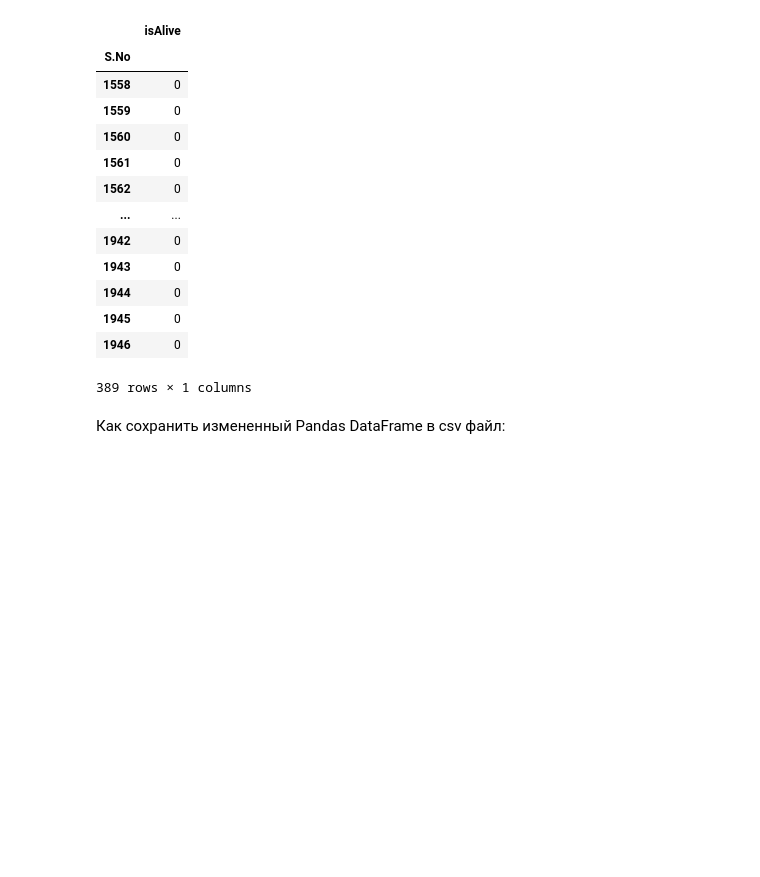
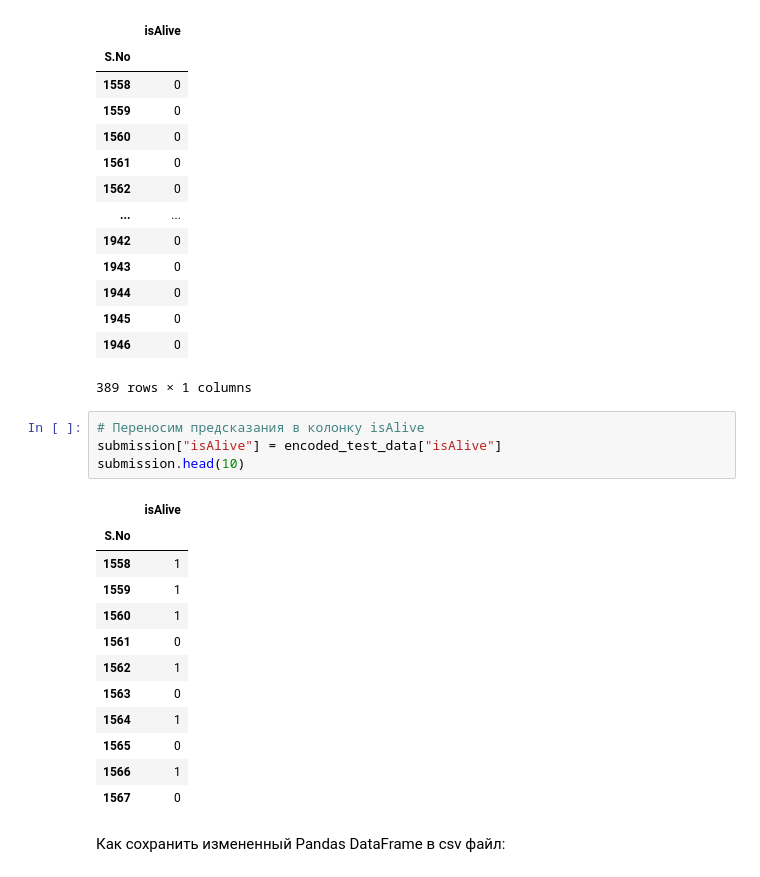
Before and after one commit to taravskayavm/DLS_I, a Jupyter notebook: week_01_ml_intro/Homework/hw_1_game_of_thrones.ipynb, the cells around one changed output. Saved outputs shown, nothing was run; the diff lists cells and outputs as text; blank space fills up the shorter version.

```diff
--- a/week_01_ml_intro/Homework/hw_1_game_of_thrones.ipynb
+++ b/week_01_ml_intro/Homework/hw_1_game_of_thrones.ipynb
@@ -943,6 +1000,23 @@ submission
 | 1945 | 0 |
 | 1946 | 0 |
 389 rows × 1 columns
+# %%
+# Переносим предсказания в колонку isAlive
+submission["isAlive"] = encoded_test_data["isAlive"]
+submission.head(10)
+# %% [output]
+|  | isAlive |
+| S.No |  |
+| 1558 | 1 |
+| 1559 | 1 |
+| 1560 | 1 |
+| 1561 | 0 |
+| 1562 | 1 |
+| 1563 | 0 |
+| 1564 | 1 |
+| 1565 | 0 |
+| 1566 | 1 |
+| 1567 | 0 |
 # %% [markdown]
 Как сохранить измененный Pandas DataFrame в csv файл:
 # %%
```
Also changed, not shown: parts of 4 cells of this notebook.
